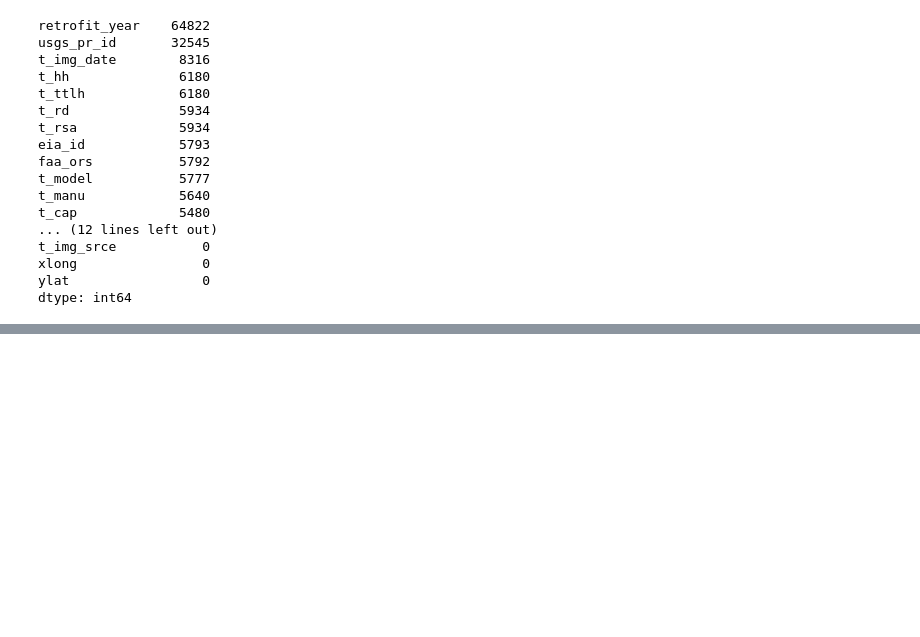
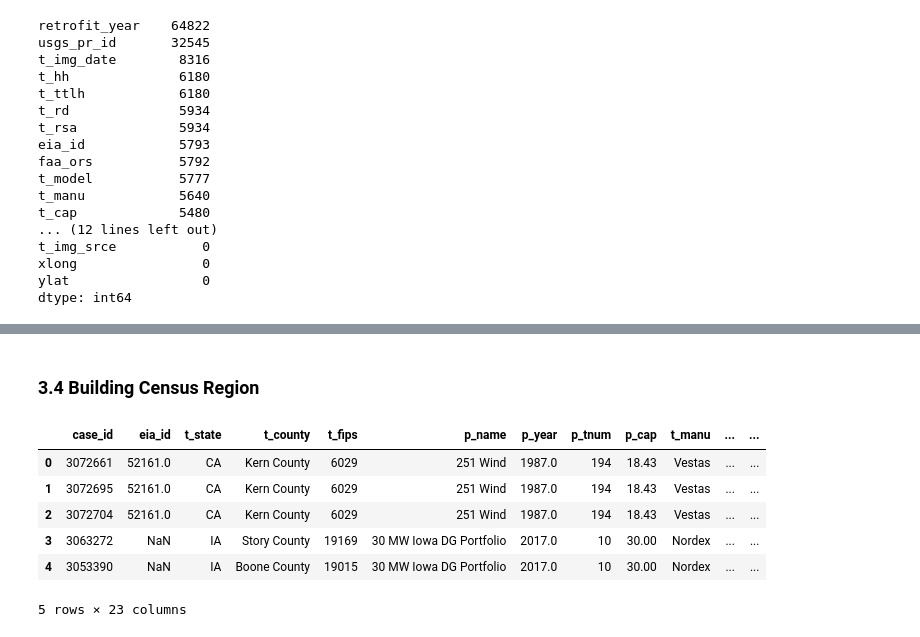
Before and after one commit to kawtharzayer/Project_2, a Jupyter notebook: EDA_Report_Template.ipynb, the cells around one changed output, grey strips where cells are left out. Saved outputs shown, nothing was run; the diff lists cells and outputs as text; code cells hidden in the pictures; blank space fills up the shorter version.

```diff
--- a/EDA_Report_Template.ipynb
+++ b/EDA_Report_Template.ipynb
@@ -280,0 +193,20 @@ regions.plot(kind='bar');
+# %%
+# Drop irrelevant ID/reference columns
+cols_to_drop = ['usgs_pr_id', 'faa_ors', 'faa_asn', 't_img_date', 't_img_srce']
+wind_clean = wind_clean.drop(columns=cols_to_drop)
+
+# retrofit_year: missing is expected when retrofit == 0, fill with 0
+wind_clean['retrofit_year'] = wind_clean['retrofit_year'].fillna(0)
+
+# Drop rows missing p_cap (critical for our net_gen_proxy)
+wind_clean = wind_clean.dropna(subset=['p_cap'])
+
+# p_year: negligible missing, safe to drop
+wind_clean = wind_clean.dropna(subset=['p_year'])
+
+# windiest_states: drop empty column
+windiest_states = windiest_states.drop(columns=['stateFlagCode'])
+
+# Final check
+print("Final wind_clean shape:", wind_clean.shape)
+print(wind_clean.isnull().sum().sort_values(ascending=False))
@@ -280,0 +272,28 @@ regions.plot(kind='bar');
+# %% [markdown]
+### 3.4 Building Census Region
+# %%
+# Define a function to map each state abbreviation to its US Census Region
+def assign_region(state):
+    if state in ['ME', 'NH', 'VT', 'MA', 'RI', 'CT', 'NY', 'PA', 'NJ']:
+        return 'Northeast'
+    elif state in ['IL', 'IN', 'MI', 'OH', 'WI', 'IA', 'KS', 'MN', 'MO', 'NE', 'ND', 'SD']:
+        return 'Midwest'
+    elif state in ['DE', 'FL', 'GA', 'MD', 'NC', 'SC', 'VA', 'WV', 'AL', 'KY', 'MS', 'TN', 'AR', 'LA', 'OK', 'TX', 'DC']:
+        return 'South'
+    elif state in ['AZ', 'CO', 'ID', 'MT', 'NV', 'NM', 'UT', 'WY', 'AK', 'CA', 'HI', 'OR', 'WA']:
+        return 'West'
+    else:
+        return 'Unknown'
+
+# Apply the mapping function to create a new region column
+wind_clean['census_region'] = wind_clean['t_state'].apply(assign_region)
+
+wind_clean.head()
+# %% [output]
+|  | case_id | eia_id | t_state | t_county | t_fips | p_name | p_year | p_tnum | p_cap | t_manu | ... | ... |
+| 0 | 3072661 | 52161.0 | CA | Kern County | 6029 | 251 Wind | 1987.0 | 194 | 18.43 | Vestas | ... | ... |
+| 1 | 3072695 | 52161.0 | CA | Kern County | 6029 | 251 Wind | 1987.0 | 194 | 18.43 | Vestas | ... | ... |
+| 2 | 3072704 | 52161.0 | CA | Kern County | 6029 | 251 Wind | 1987.0 | 194 | 18.43 | Vestas | ... | ... |
+| 3 | 3063272 | NaN | IA | Story County | 19169 | 30 MW Iowa DG Portfolio | 2017.0 | 10 | 30.00 | Nordex | ... | ... |
+| 4 | 3053390 | NaN | IA | Boone County | 19015 | 30 MW Iowa DG Portfolio | 2017.0 | 10 | 30.00 | Nordex | ... | ... |
+5 rows × 23 columns
```
Also changed, not shown: parts of 62 cells of this notebook, 1 other file.
